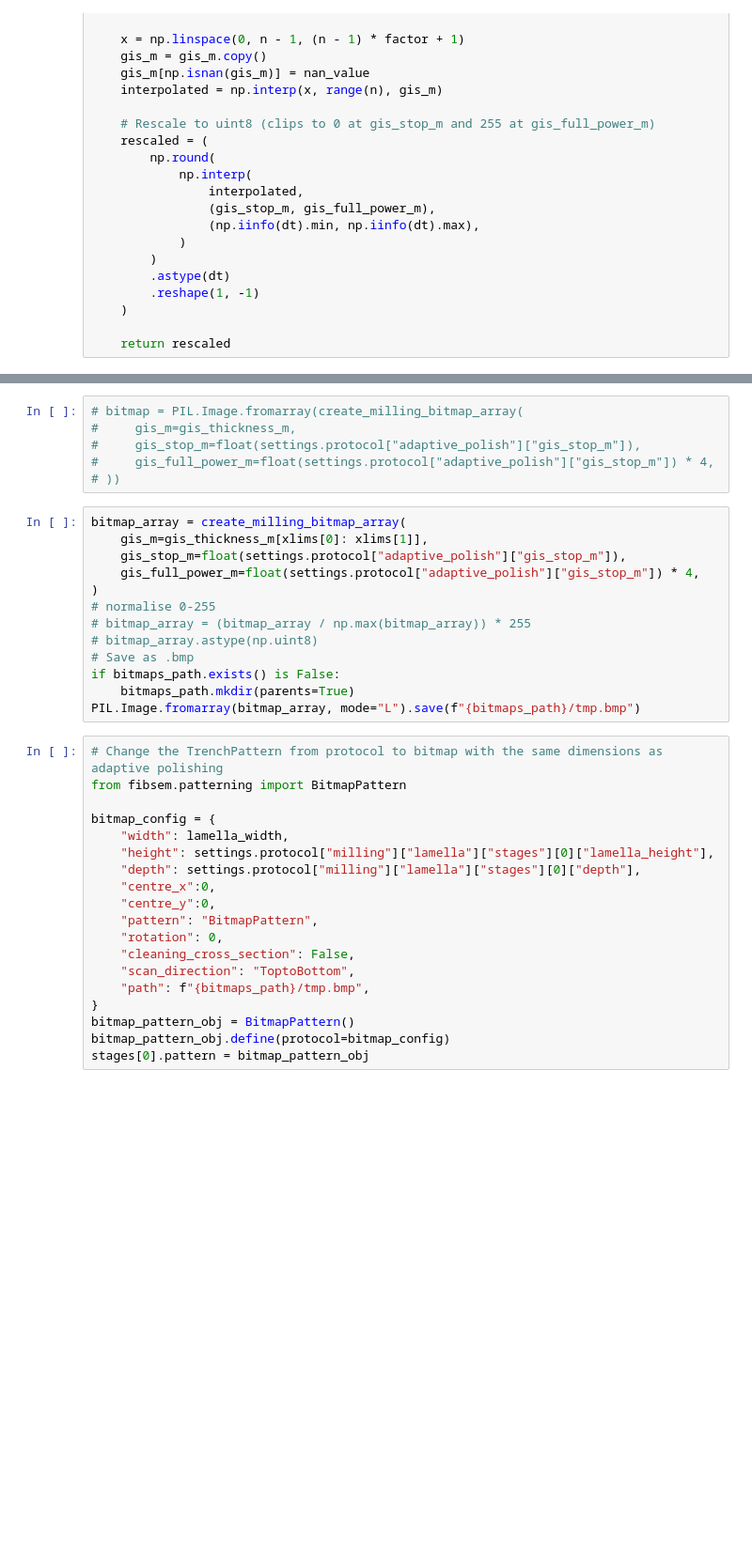
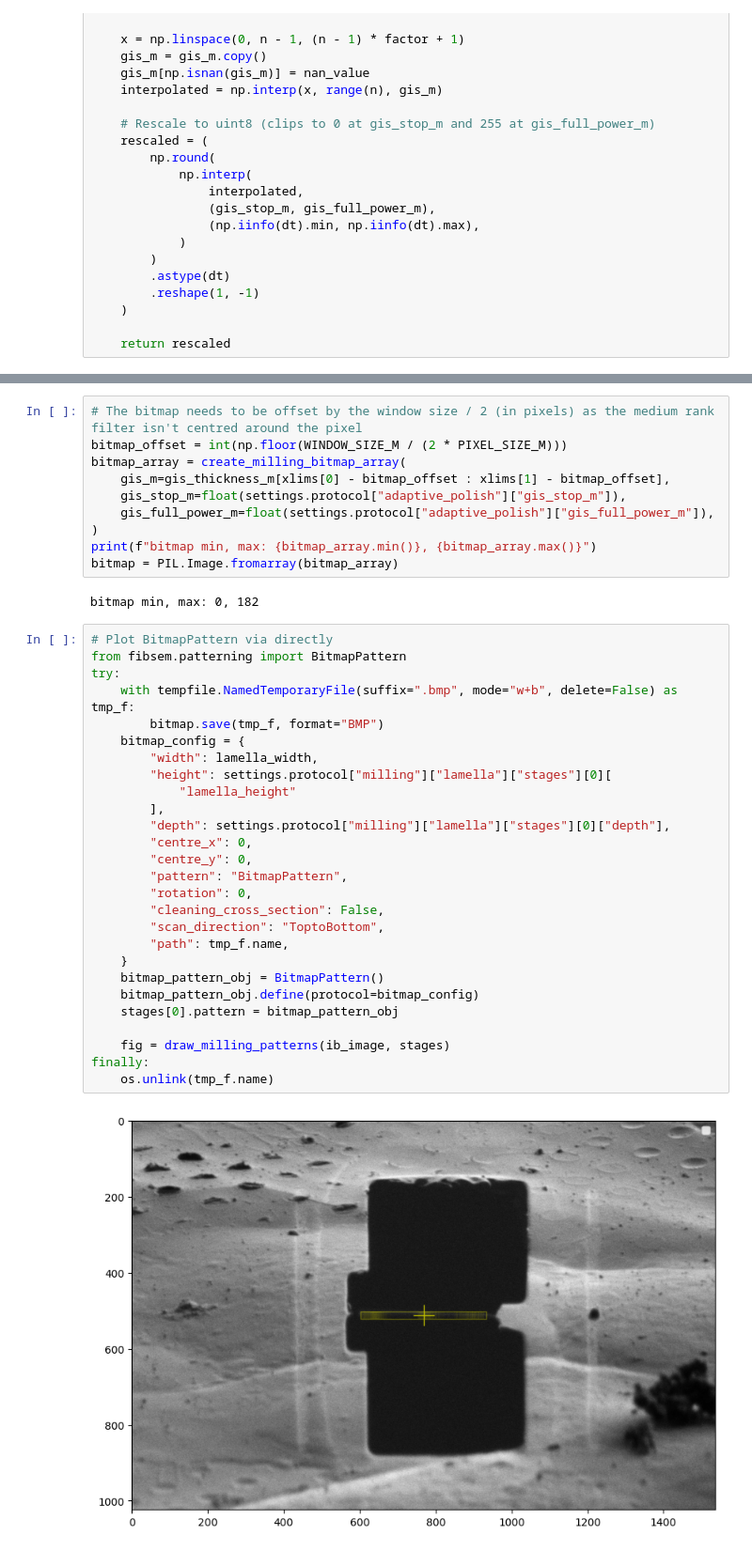
Before and after one commit to rosalindfranklininstitute/adaptive_milling, a Jupyter notebook: src/adaptive_polish/scripts/pattern_placement.ipynb, the cells around one changed output, grey strips where cells are left out. Shown at 94% size. Saved outputs shown, nothing was run; the diff lists cells and outputs as text; blank space fills up the shorter version.

Commit message:
Get both BitmapPattern and TrenchBitmapPattern working

```diff
--- a/src/adaptive_polish/scripts/pattern_placement.ipynb
+++ b/src/adaptive_polish/scripts/pattern_placement.ipynb
@@ -241,38 +223,41 @@ Lamella width is 9.401041666666667e-06 m
-# %%
-# bitmap = PIL.Image.fromarray(create_milling_bitmap_array(
-#     gis_m=gis_thickness_m,
-#     gis_stop_m=float(settings.protocol["adaptive_polish"]["gis_stop_m"]),
-#     gis_full_power_m=float(settings.protocol["adaptive_polish"]["gis_stop_m"]) * 4,
-# ))
-# %%
-bitmap_array = create_milling_bitmap_array(
-    gis_m=gis_thickness_m[xlims[0]: xlims[1]],
-    gis_stop_m=float(settings.protocol["adaptive_polish"]["gis_stop_m"]),
-    gis_full_power_m=float(settings.protocol["adaptive_polish"]["gis_stop_m"]) * 4,
-)
-# normalise 0-255
-# bitmap_array = (bitmap_array / np.max(bitmap_array)) * 255
-# bitmap_array.astype(np.uint8)
-# Save as .bmp
-if bitmaps_path.exists() is False:
-    bitmaps_path.mkdir(parents=True)
-PIL.Image.fromarray(bitmap_array, mode="L").save(f"{bitmaps_path}/tmp.bmp")
+# %%
+# The bitmap needs to be offset by the window size / 2 (in pixels) as the medium rank filter isn't centred around the pixel
+bitmap_offset = int(np.floor(WINDOW_SIZE_M / (2 * PIXEL_SIZE_M)))
+bitmap_array = create_milling_bitmap_array(
+    gis_m=gis_thickness_m[xlims[0] - bitmap_offset : xlims[1] - bitmap_offset],
+    gis_stop_m=float(settings.protocol["adaptive_polish"]["gis_stop_m"]),
+    gis_full_power_m=float(settings.protocol["adaptive_polish"]["gis_full_power_m"]),
+)
+print(f"bitmap min, max: {bitmap_array.min()}, {bitmap_array.max()}")
+bitmap = PIL.Image.fromarray(bitmap_array)
+# %% [output]
+bitmap min, max: 0, 182
 # %%
-# Change the TrenchPattern from protocol to bitmap with the same dimensions as adaptive polishing
+# Plot BitmapPattern via directly
 from fibsem.patterning import BitmapPattern
+try:
+    with tempfile.NamedTemporaryFile(suffix=".bmp", mode="w+b", delete=False) as tmp_f:
+        bitmap.save(tmp_f, format="BMP")
+    bitmap_config = {
+        "width": lamella_width,
+        "height": settings.protocol["milling"]["lamella"]["stages"][0][
+            "lamella_height"
+        ],
+        "depth": settings.protocol["milling"]["lamella"]["stages"][0]["depth"],
+        "centre_x": 0,
+        "centre_y": 0,
+        "pattern": "BitmapPattern",
+        "rotation": 0,
+        "cleaning_cross_section": False,
+        "scan_direction": "ToptoBottom",
+        "path": tmp_f.name,
+    }
+    bitmap_pattern_obj = BitmapPattern()
+    bitmap_pattern_obj.define(protocol=bitmap_config)
+    stages[0].pattern = bitmap_pattern_obj
 
-bitmap_config = {
-    "width": lamella_width,
-    "height": settings.protocol["milling"]["lamella"]["stages"][0]["lamella_height"],
-    "depth": settings.protocol["milling"]["lamella"]["stages"][0]["depth"],
-    "centre_x":0,
-    "centre_y":0,
-    "pattern": "BitmapPattern",
-    "rotation": 0,
-    "cleaning_cross_section": False,
-    "scan_direction": "ToptoBottom",
-    "path": f"{bitmaps_path}/tmp.bmp",
-}
-bitmap_pattern_obj = BitmapPattern()
-bitmap_pattern_obj.define(protocol=bitmap_config)
-stages[0].pattern = bitmap_pattern_obj
+    fig = draw_milling_patterns(ib_image, stages)
+finally:
+    os.unlink(tmp_f.name)
+# %% [output]
+[figure, added]
```
Also changed, not shown: parts of 11 cells of this notebook, 1 other file.
